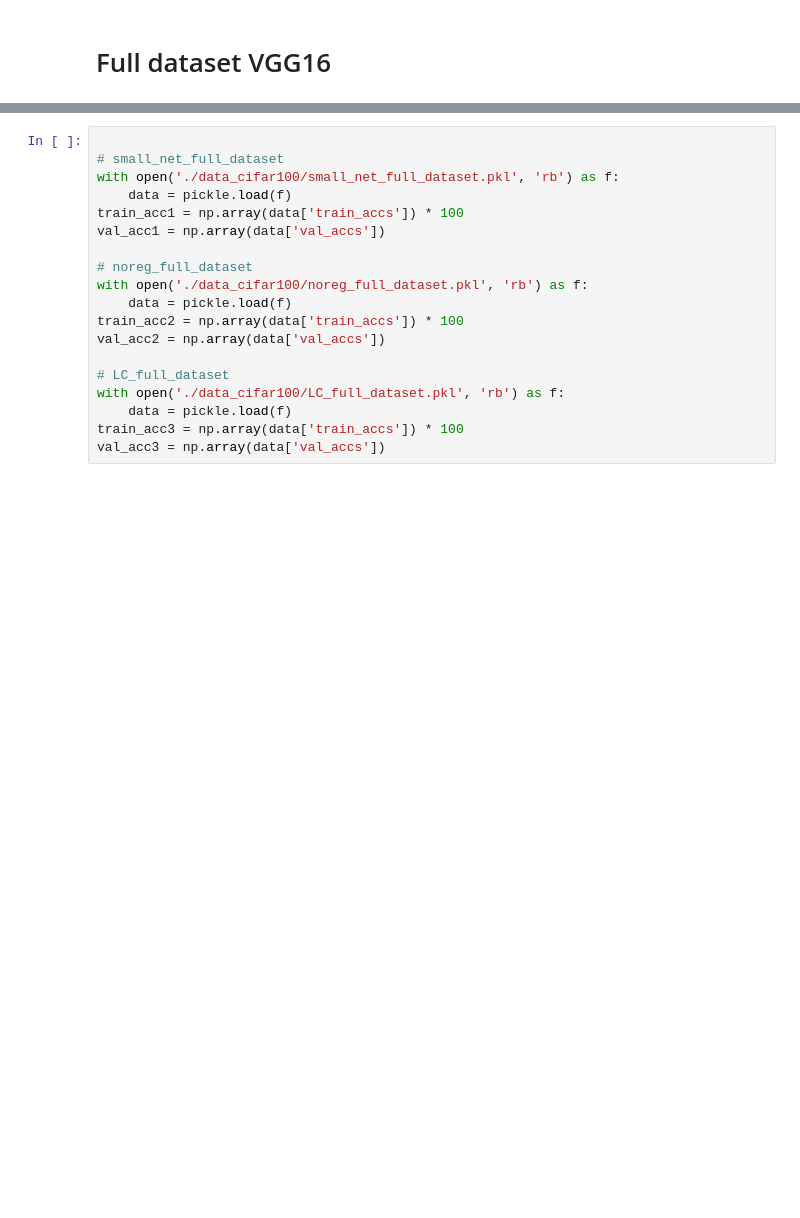
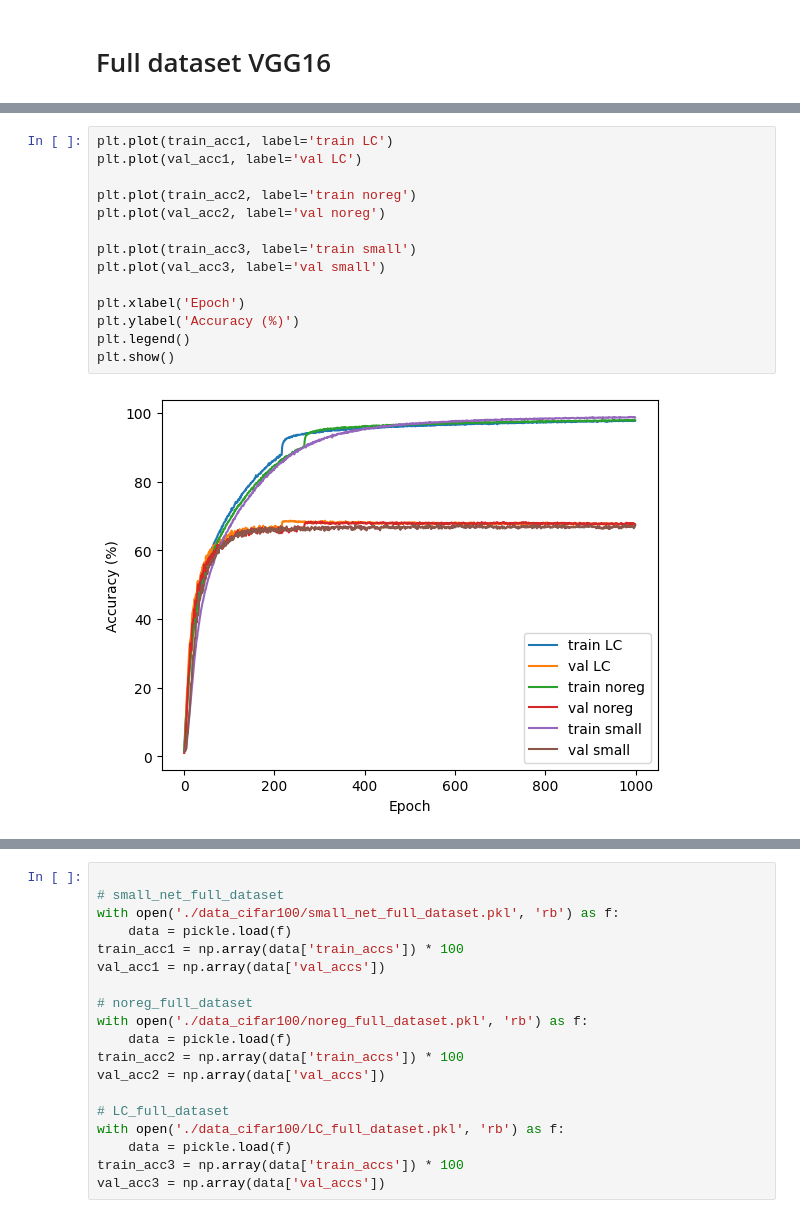
Before and after one commit to soheilzi/LayerCollapse, a Jupyter notebook: regularization_tests/plot_cifar100.ipynb, the cells around one changed output, grey strips where cells are left out. Drawn from its saved outputs; the diff is of its cells as text; blank space fills up the shorter version.

```diff
--- a/regularization_tests/plot_cifar100.ipynb
+++ b/regularization_tests/plot_cifar100.ipynb
@@ -6,0 +27,16 @@ import numpy as np
+# %%
+plt.plot(train_acc1, label='train LC')
+plt.plot(val_acc1, label='val LC')
+
+plt.plot(train_acc2, label='train noreg')
+plt.plot(val_acc2, label='val noreg')
+
+plt.plot(train_acc3, label='train small')
+plt.plot(val_acc3, label='val small')
+
+plt.xlabel('Epoch')
+plt.ylabel('Accuracy (%)')
+plt.legend()
+plt.show()
+# %% [output]
+[figure, added]
```
Also changed, not shown: parts of 4 cells of this notebook, 3 other files.
